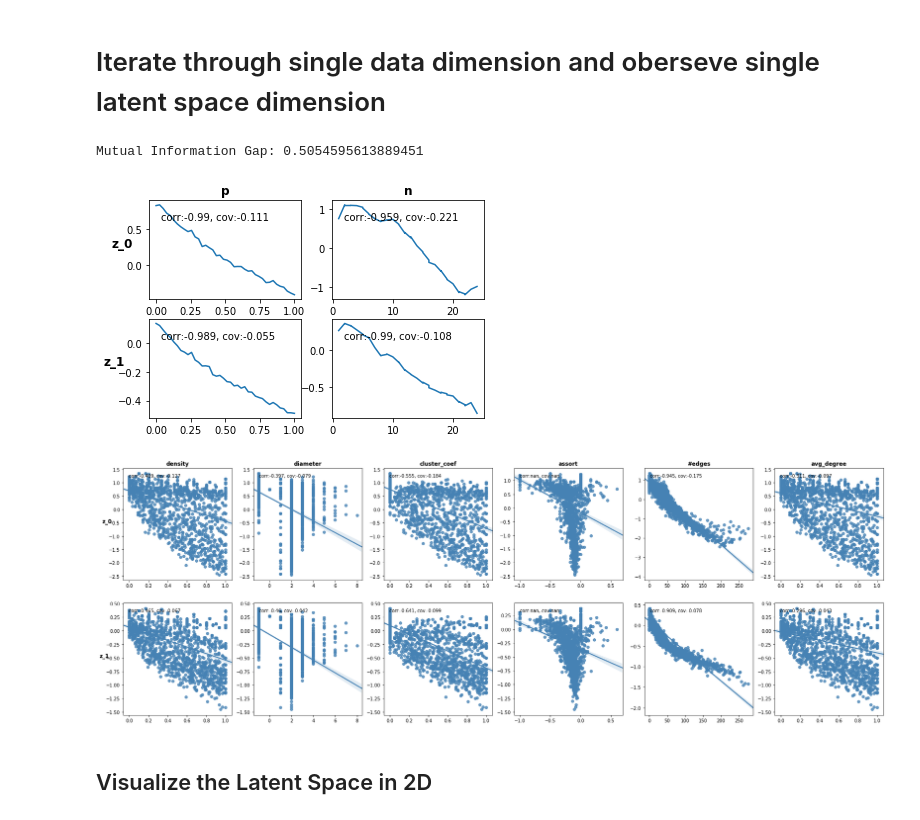
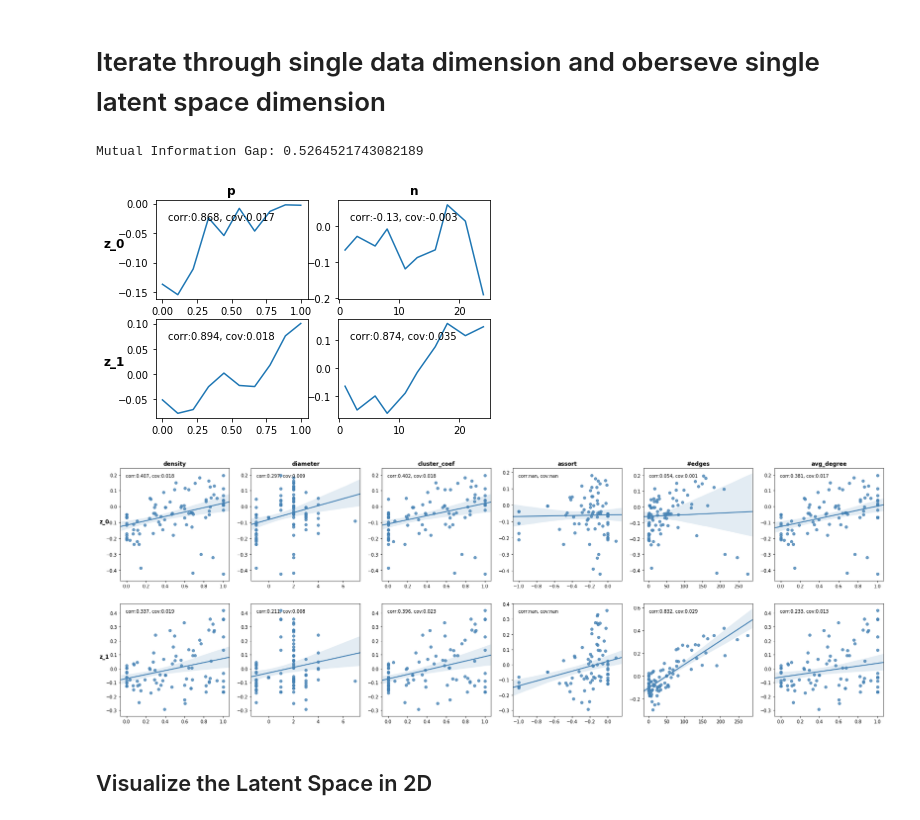
Before and after one commit to niklasstoehr/thesis, a Jupyter notebook: prototype_optimize_param.ipynb, the cells around one changed output. Cells and saved outputs as stored; diff of their text form; code cells hidden in the pictures.

```diff
--- a/prototype_optimize_param.ipynb
+++ b/prototype_optimize_param.ipynb
@@ -381,7 +131,7 @@ class VAE():
 # %%
 # network parameters
 modelArgs = {"nn_architecture": "mlp", "param_loss": True, "latent_dim": 2, "growth_param": T_array.shape[1], "filters": 16, "kernel_size": 3, "input_shape": input_shape, "output_shape": output_shape}
-trainArgs = {"beta": 20, "loss": "binary_crossentropy", "weights": "train", "early_stop": 5, "batch_size": 128, "epochs": 10, "data_split": 0.2}
+trainArgs = {"beta": 20, "loss": "binary_crossentropy", "weights": "train", "early_stop": 2, "batch_size": 128, "epochs": 50, "data_split": 0.2}
 
 vae = VAE(modelArgs, trainArgs, G, T_array)
 
@@ -734,38 +484,37 @@ def latent_space_feature_correlation(analyzeArgs, modelArgs, models,batch_size=1
                #     z = np.polyfit(x, y, 1)
                #     p = np.poly1d(z)
                #     col.plot(x,p(x),"steelblue")
                # except:
                #     pass
 
 
                 ## compute correlation and standardized covariance
                 corr = round(pearsonr(x,y)[0],3)
                 cov = round(np.cov(x, y)[0][1]/max(x),3)
                 col.annotate("corr:"+str(corr)+", cov:"+str(cov), xy=(0, 1), xytext=(12, -12), va='top',xycoords='axes fraction', textcoords='offset points')
 
 
 
         ## add row and column titles _____________________
 
         rows = ['z_{}'.format(row) for row in range(z_mean.shape[-1])]
         cols = [t for t in topol_params]
 
         for axis, col in zip(ax[0], cols):
             axis.set_title(col, fontweight='bold')
 
         for axis, row in zip(ax[:,0], rows):
             axis.set_ylabel(row, rotation=0, size='large', fontweight='bold')
 
 
-
 ## PLOT RESULTS ________________________________________
 
-analyzeArgs = {"root_params": 2, "n_config_graphs": 40, "metric": "mig"}
+analyzeArgs = {"root_params": 2, "n_config_graphs": 10, "metric": "mig"}
 latent_space_feature_correlation(analyzeArgs, modelArgs, models, batch_size=trainArgs["batch_size"], model_name="vae_mlp")
 # %% [output]
-Mutual Information Gap: 0.5054595613889451
+Mutual Information Gap: 0.5264521743082189
-[figure, old version]
+[figure, new version]
-[figure, old version]
+[figure, new version]
 # %% [markdown]
 ## Visualize the Latent Space in 2D
 # %%
```
Also changed, not shown: parts of 14 cells of this notebook, 15 other files.
